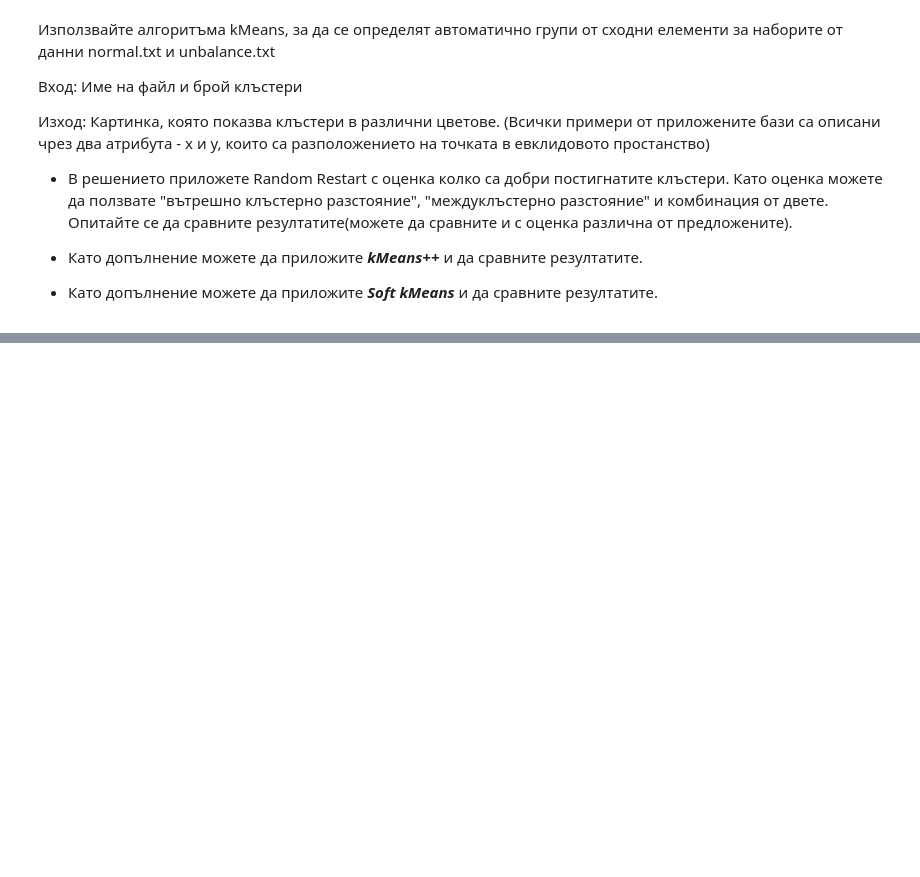
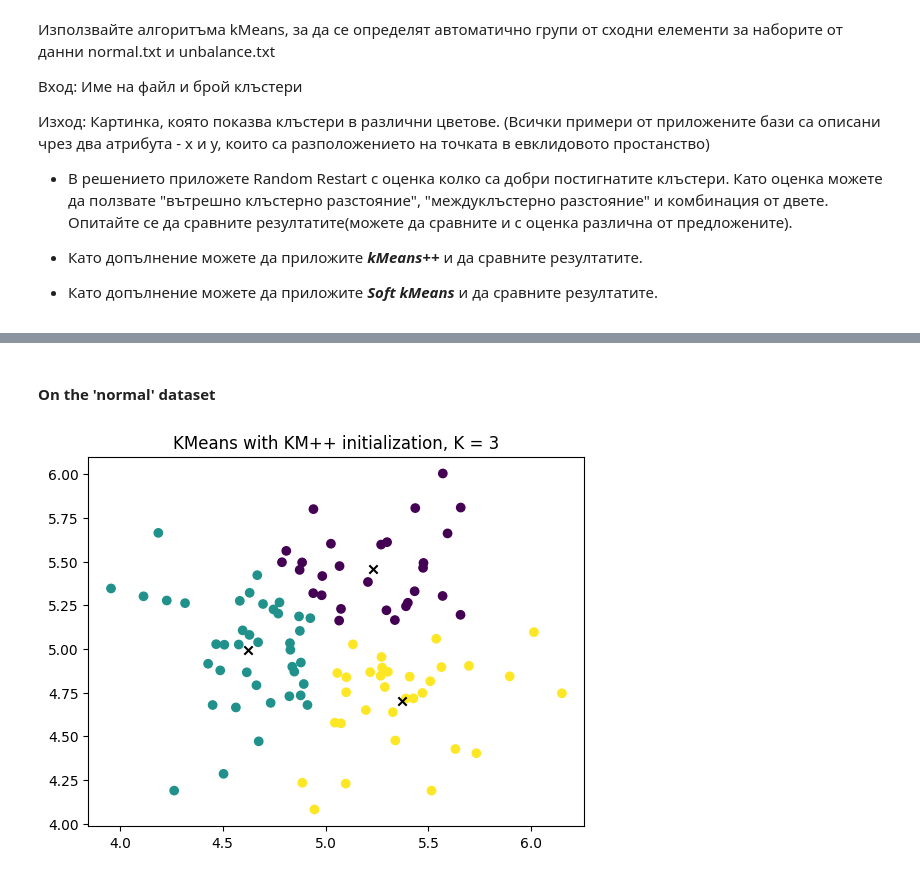
Before and after one commit to HeavyHelium/AI, a Jupyter notebook: machine-learning/kmeans/solution.ipynb, the cells around one changed output, grey strips where cells are left out. Saved outputs shown, nothing was run; the diff lists cells and outputs as text; code cells hidden in the pictures; blank space fills up the shorter version.

```diff
--- a/machine-learning/kmeans/solution.ipynb
+++ b/machine-learning/kmeans/solution.ipynb
@@ -153,0 +165,6 @@ class KMeans:
+# %% [markdown]
+#### On the 'normal' dataset
+# %%
+restart("KM++", points_normal, K=3)
+# %% [output]
+[figure, added]
```
Also changed, not shown: parts of 15 cells of this notebook, 2 other files.
